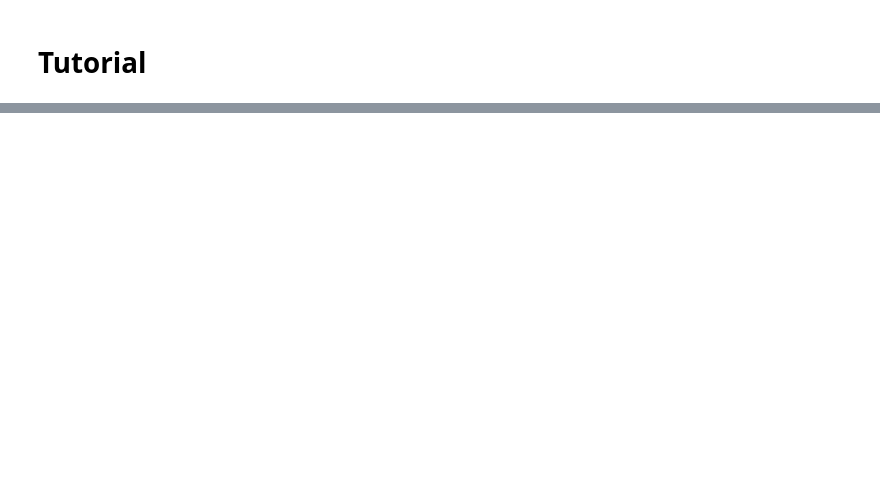
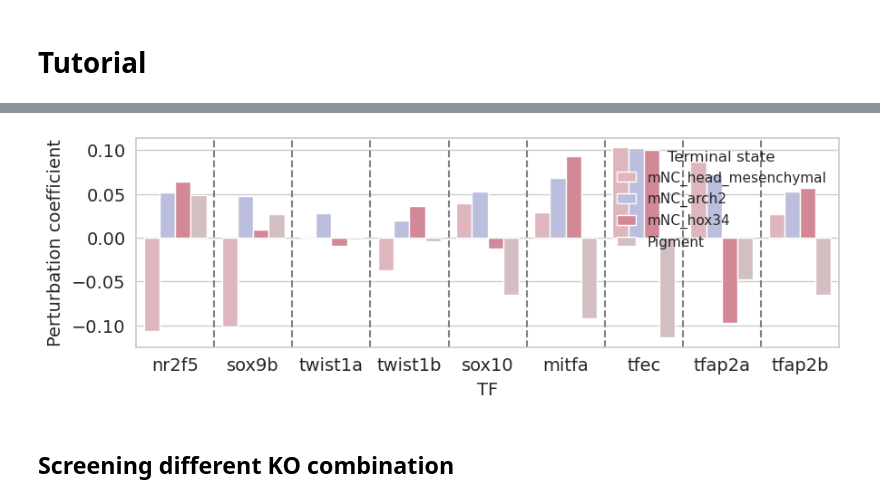
Before and after one commit to yifanchn/regvelo, a Jupyter notebook: docs/tutorial.ipynb, the cells around one changed output, grey strips where cells are left out. Cells and saved outputs as stored; diff of their text form; code cells hidden in the pictures; blank space fills up the shorter version.

```diff
--- a/docs/tutorial.ipynb
+++ b/docs/tutorial.ipynb
@@ -209,0 +172,37 @@ sns.kdeplot(data=adata.var, x="permutation_score")
+# %%
+cond2_df = pd.DataFrame(adata_target.obsm["lineages_fwd"], columns=adata_target.obsm["lineages_fwd"].names.tolist())
+df_list = []
+for i in range(len(fate_prob_perturb)):
+    #data = np.array(((fate_prob_perturb[i]+1) - (cond2_df+1)))
+    data = abundance_test(cond2_df, fate_prob_perturb[i])
+    data = pd.DataFrame({"Score": data.iloc[:,0].tolist(),
+                     "Terminal state": data.index.tolist(),
+                     "TF":[cand_list[i]]*(data.shape[0])})
+    df_list.append(data)
+# %%
+df = pd.concat(df_list)
+# %%
+with mplscience.style_context():
+    sns.set(style="whitegrid")
+    fig, ax = plt.subplots(figsize=(10,3))
+    #sns.barplot(x='Terminal state', y='AUROC',data=data, hue = "Method",palette=pal,ax = ax)
+    color_label = "cell_type"
+    palette = dict(zip(adata.obs[color_label].cat.categories, adata.uns[f"{color_label}_colors"]))
+    subset_palette = {name: color for name, color in palette.items() if name in cond2_df.columns.tolist()}
+
+    sns.barplot(x='TF', y='Score', hue='Terminal state', data=df, ax=ax, palette=palette, dodge=True)
+
+    # Add vertical lines to separate groups
+    for i in range(len(df['TF'].unique()) - 1):
+        plt.axvline(x=i + 0.5, color='gray', linestyle='--')
+
+    # Label settings
+    plt.ylabel('Perturbation coefficient', fontsize=14)
+    plt.xlabel('TF', fontsize=14)
+    plt.xticks(fontsize=14)  # Increase font size of x-axis tick labels
+    plt.yticks(fontsize=14)  # Increase font size of y-axis tick labels
+    plt.show()
+# %% [output]
+[figure, added]
+# %% [markdown]
+## Screening different KO combination
```
Also changed, not shown: parts of 50 cells of this notebook, 19 other files.
